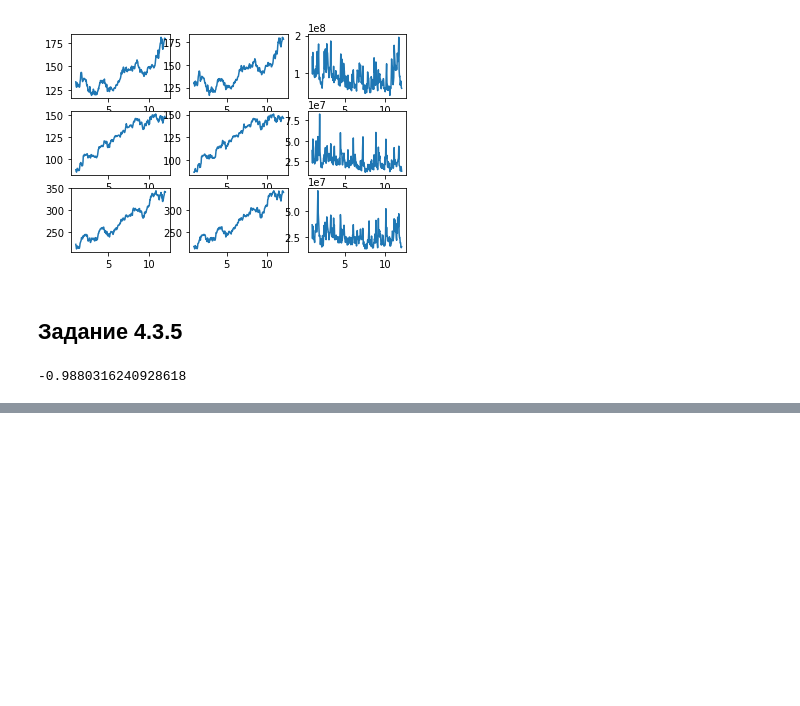
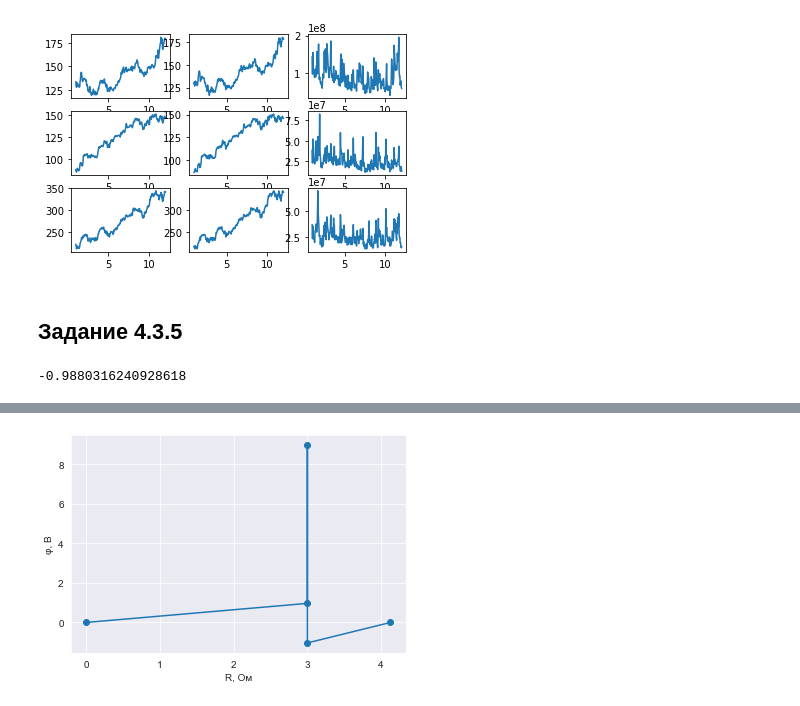
Before and after one commit to AndreyVAAVA/AI_RTU_MIREA, a Jupyter notebook: notebooks/FirstPractice.ipynb, the cells around one changed output, grey strips where cells are left out. Cells and saved outputs as stored; diff of their text form; code cells hidden in the pictures; blank space fills up the shorter version.

```diff
--- a/notebooks/FirstPractice.ipynb
+++ b/notebooks/FirstPractice.ipynb
@@ -203,0 +220,15 @@ ConversionError: Failed to convert value(s) to axis units: array(['b', 'a', 'c',
+# %%
+phi_b = 0
+phi_a = 8.965517241
+phi_c = -1.034482759
+phi_d = 0.9655172414
+R = 15
+arr = [phi_b, phi_d, phi_a, phi_c, phi_b]
+arr_symb = ["b", "d", "a", "c", "b"]
+arr_R = [0, 3, 3, 3, 3+1.125]
+plt.plot(arr_R, arr, marker='o')
+plt.xlabel("R, Ом")
+plt.ylabel("\u03C6, В")
+plt.show()
+# %% [output]
+[figure, added]
```
Also changed, not shown: parts of 3 cells of this notebook, 1 other file.
